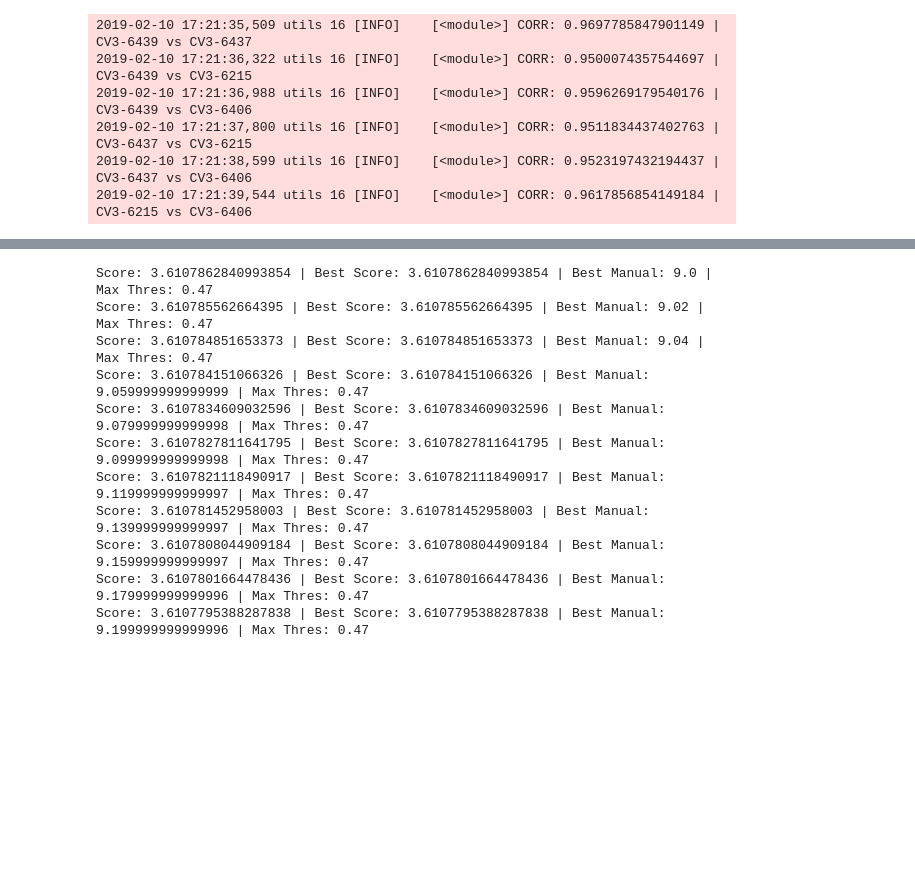
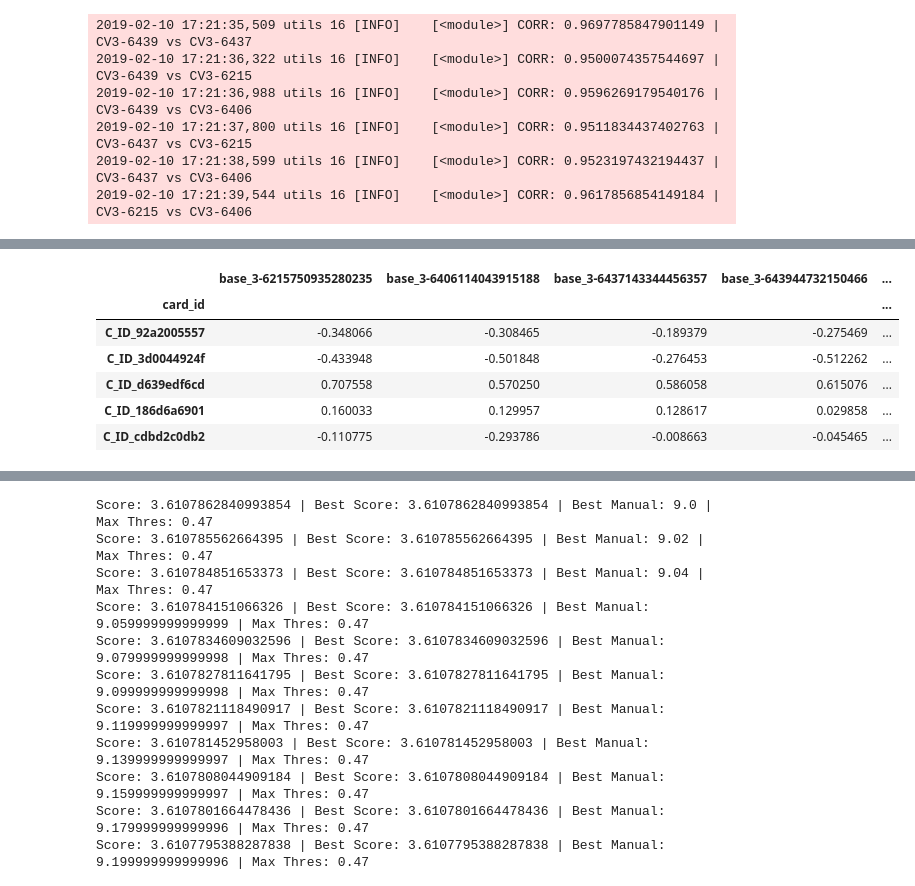
Before and after one commit to Chestnut1999/Elo-Recommendation-23place, a Jupyter notebook: jpy/225_elo_blender_exp.ipynb, the cells around one changed output, grey strips where cells are left out. Saved outputs shown, nothing was run; the diff lists cells and outputs as text; code cells hidden in the pictures; blank space fills up the shorter version.

```diff
--- a/jpy/225_elo_blender_exp.ipynb
+++ b/jpy/225_elo_blender_exp.ipynb
@@ -128,0 +122,14 @@ base.head()
+# %%
+base_cols = [col for col in base.columns if col.count('base_')]
+out_cols = [col for col in base.columns if col.count('out_')]
+base_cols = sorted(base_cols)
+base = base[base_cols + [target, 'clf_pred'] + out_cols]
+base.head()
+# %% [output]
+|  | base_3-6215750935280235 | base_3-6406114043915188 | base_3-6437143344456357 | base_3-643944732150466 | ... |
+| card_id |  |  |  |  | ... |
+| C_ID_92a2005557 | -0.348066 | -0.308465 | -0.189379 | -0.275469 | ... |
+| C_ID_3d0044924f | -0.433948 | -0.501848 | -0.276453 | -0.512262 | ... |
+| C_ID_d639edf6cd | 0.707558 | 0.570250 | 0.586058 | 0.615076 | ... |
+| C_ID_186d6a6901 | 0.160033 | 0.129957 | 0.128617 | 0.029858 | ... |
+| C_ID_cdbd2c0db2 | -0.110775 | -0.293786 | -0.008663 | -0.045465 | ... |
```
Also changed, not shown: parts of 6 cells of this notebook, 4 other files.
